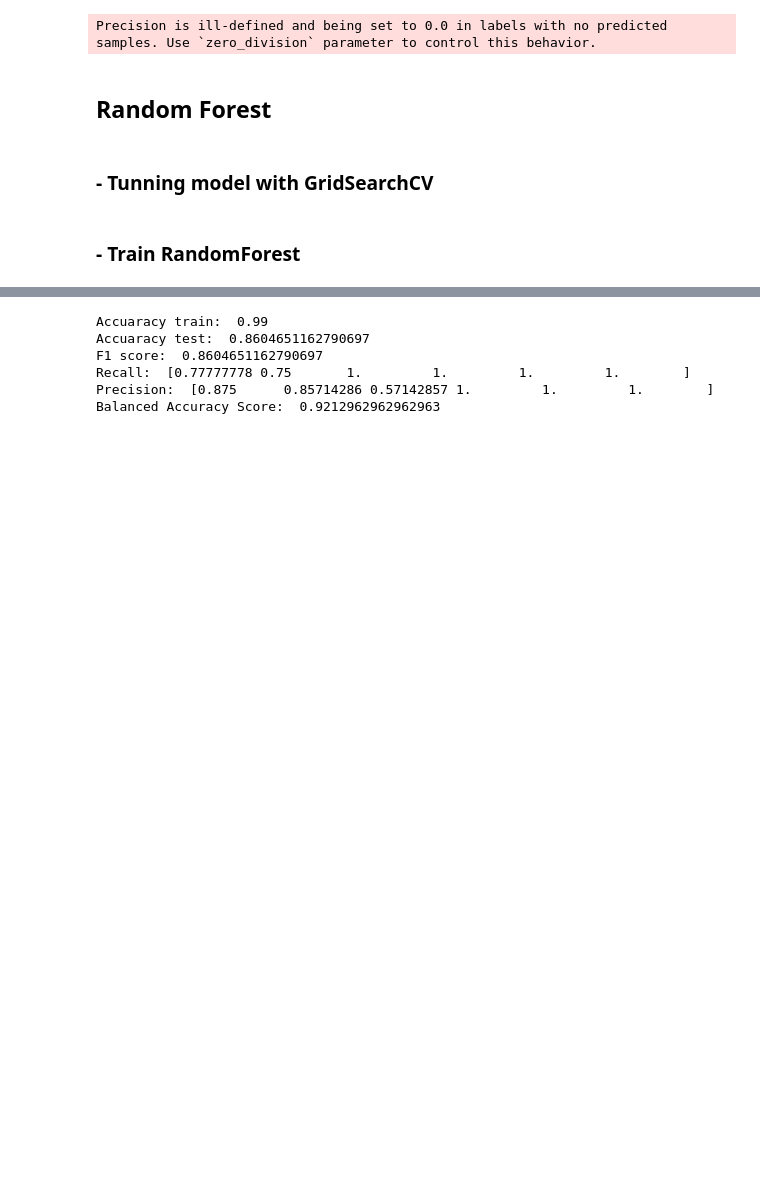
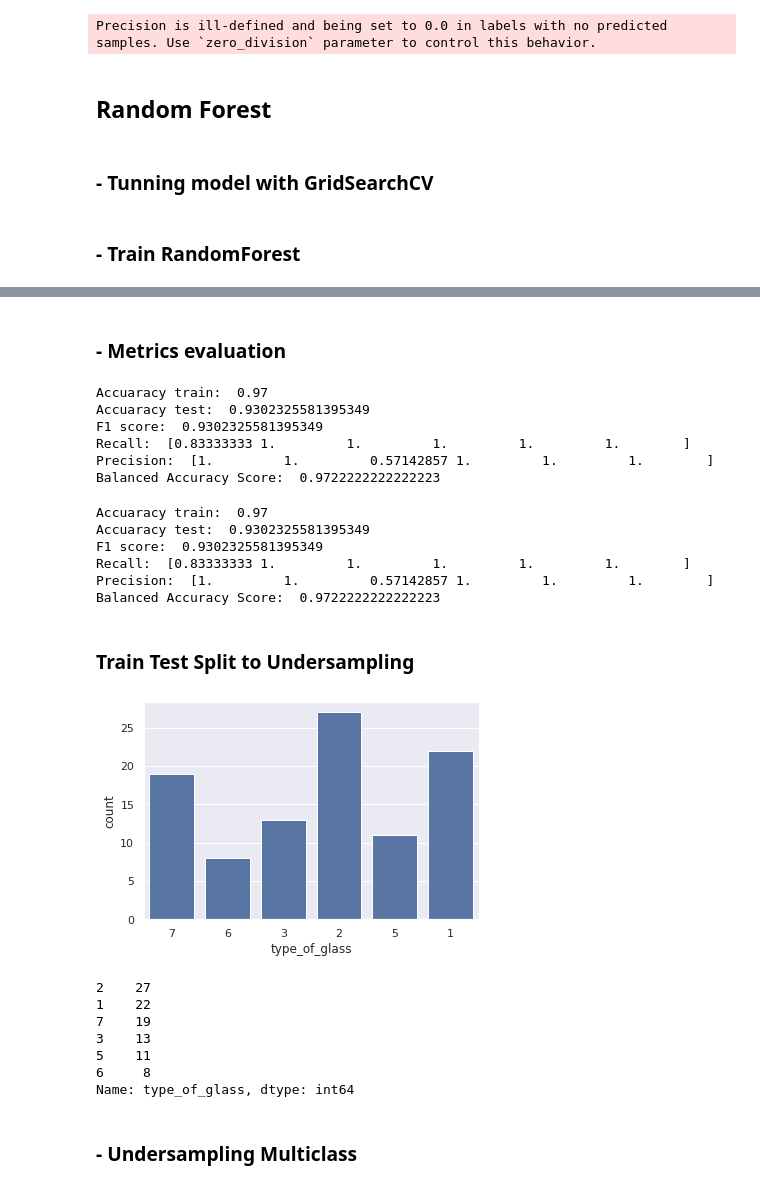
Before and after one commit to hecescam/IA3, a Jupyter notebook: Hunger_games.ipynb, the cells around one changed output, grey strips where cells are left out. Saved outputs shown, nothing was run; the diff lists cells and outputs as text; code cells hidden in the pictures; blank space fills up the shorter version.

```diff
--- a/Hunger_games.ipynb
+++ b/Hunger_games.ipynb
@@ -652,14 +670,51 @@ RandomForestClassifier(bootstrap=False, ccp_alpha=0.0,
+# %% [markdown]
+### - Metrics evaluation
 # %%
 print('Accuaracy train: ',cv_rf.best_estimator_.score(X_train_scaled, y_train))
 print('Accuaracy test: ',cv_rf.best_estimator_.score(X_test_scaled, y_test))
-print('F1 score: ',f1_score(y_test,cv_rf.best_estimator_.predict(X_test_scaled),average='micro'))
-print('Recall: ',recall_score(y_test,cv_rf.best_estimator_.predict(X_test_scaled),average=None))
-print('Precision: ',precision_score(y_test,cv_rf.best_estimator_.predict(X_test_scaled),average=None))
-print('Balanced Accuracy Score: ',balanced_accuracy_score(y_test,cv_rf.best_estimator_.predict(X_test_scaled)))
+print('F1 score: ',f1_score(y_test,y_pred,average='micro'))
+print('Recall: ',recall_score(y_test,y_pred,average=None))
+print('Precision: ',precision_score(y_test,y_pred,average=None))
+print('Balanced Accuracy Score: ',balanced_accuracy_score(y_test,y_pred))
 # %% [output]
-Accuaracy train:  0.99
-Accuaracy test:  0.8604651162790697
-F1 score:  0.8604651162790697
-Recall:  [0.77777778 0.75       1.         1.         1.         1.        ]
-Precision:  [0.875      0.85714286 0.57142857 1.         1.         1.        ]
-Balanced Accuracy Score:  0.9212962962962963
+Accuaracy train:  0.97
+Accuaracy test:  0.9302325581395349
+F1 score:  0.9302325581395349
+Recall:  [0.83333333 1.         1.         1.         1.         1.        ]
+Precision:  [1.         1.         0.57142857 1.         1.         1.        ]
+Balanced Accuracy Score:  0.9722222222222223
+# %%
+print('Accuaracy train: ',cv_rf.best_estimator_.score(X_train_scaled, y_train))
+print('Accuaracy test: ',cv_rf.best_estimator_.score(X_test_scaled, y_test))
+print('F1 score: ',f1_score(y_test,y_pred,average='micro'))
+print('Recall: ',recall_score(y_test,y_pred,average=None))
+print('Precision: ',precision_score(y_test,y_pred,average=None))
+print('Balanced Accuracy Score: ',balanced_accuracy_score(y_test,y_pred))
+# %% [output]
+Accuaracy train:  0.97
+Accuaracy test:  0.9302325581395349
+F1 score:  0.9302325581395349
+Recall:  [0.83333333 1.         1.         1.         1.         1.        ]
+Precision:  [1.         1.         0.57142857 1.         1.         1.        ]
+Balanced Accuracy Score:  0.9722222222222223
+# %% [markdown]
+### Train Test Split to Undersampling
+# %%
+np.random.seed(123)
+X_train_under, X_test_under, y_train_under, y_test_under = train_test_split(X_clean, Y_clean, test_size=0.3)
+# %%
+sns.set_theme(style="darkgrid")
+sns.countplot(x=y_train_under['type_of_glass'],color='b')
+plt.show()
+print(pd.value_counts(y_train_under['type_of_glass'], sort = True))
+# %% [output]
+[figure, added]
+2    27
+1    22
+7    19
+3    13
+5    11
+6     8
+Name: type_of_glass, dtype: int64
+# %% [markdown]
+### - Undersampling Multiclass
```
Also changed, not shown: parts of 23 cells of this notebook.
